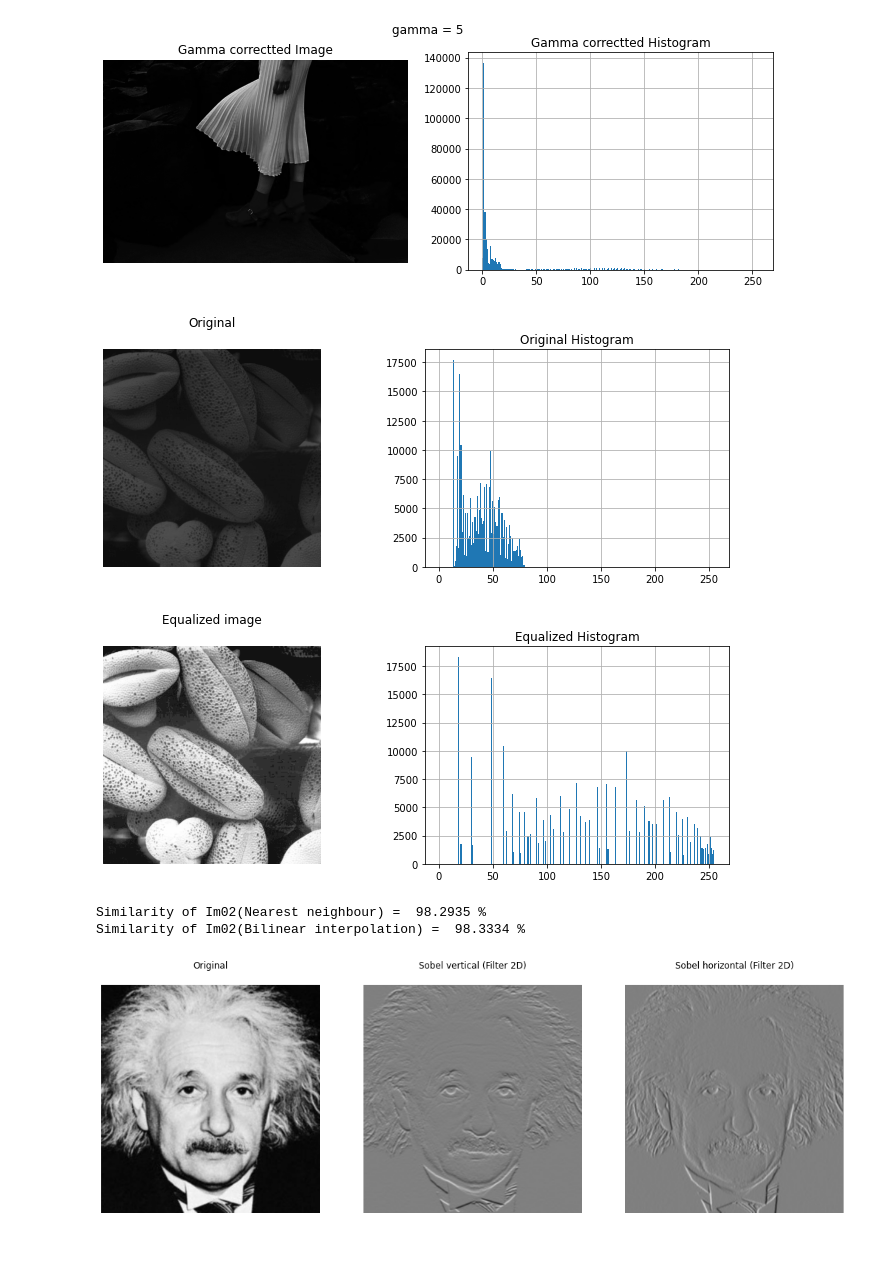
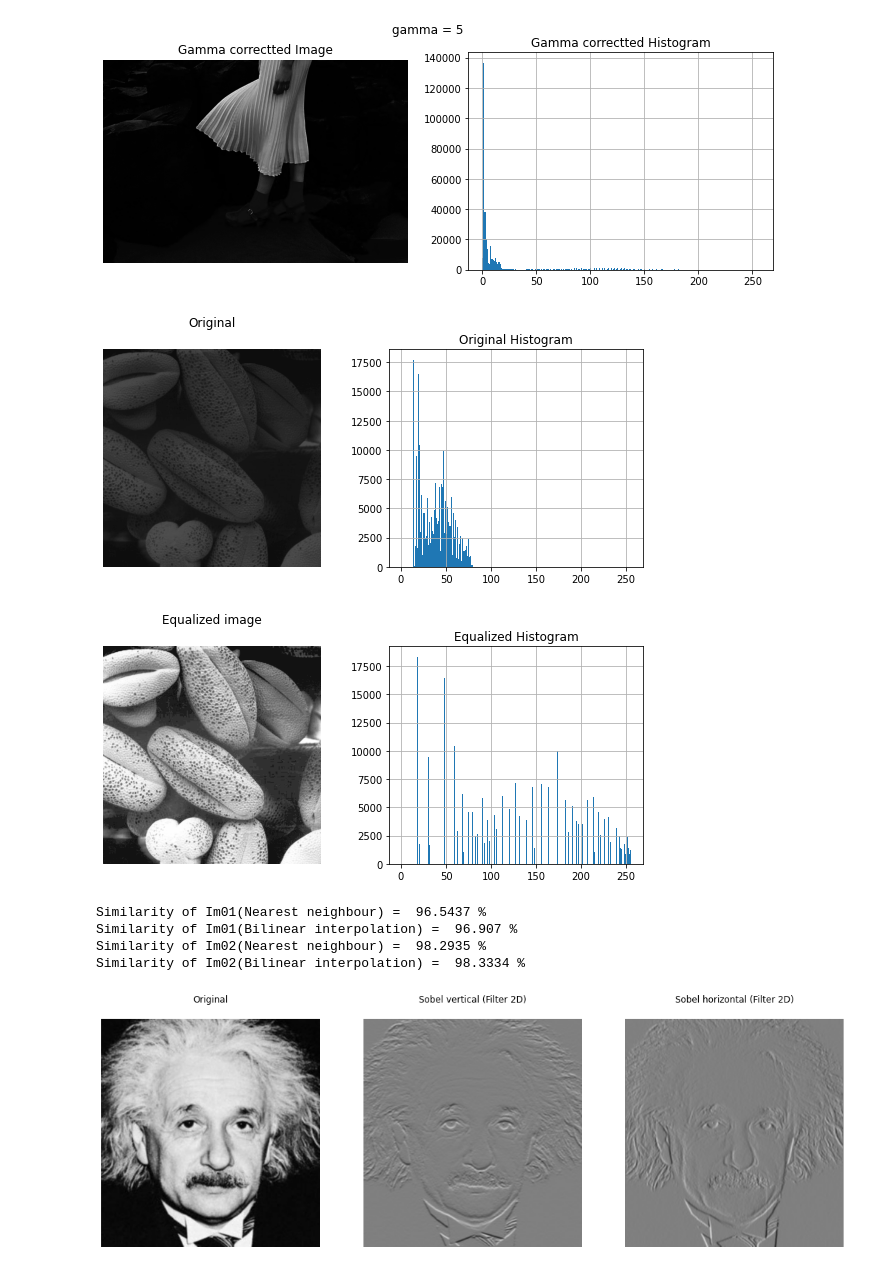
Before and after one commit to nujaadeen/Image-Processing, a Jupyter notebook: assingment1.ipynb, the cells around one changed output. Drawn from its saved outputs; the diff is of its cells as text; code cells hidden in the pictures.

```diff
--- a/assingment1.ipynb
+++ b/assingment1.ipynb
@@ -145,37 +146,37 @@ def histEqualize(image):
 img = cv.imread(r'C:\Users\Nushad\Documents\Semester 4\EN2550 - Fundamentals of Image Processing and Machine Vision\HW excercises\Assignement 1\shells.png', cv.IMREAD_GRAYSCALE)
 assert img is not None
 
 
-fig, ax = plt.subplots(1,2, figsize = (12,4))
+fig, ax = plt.subplots(1,2, figsize = (10,4))
 # hist_img = cv.calcHist([img], [0], None, [256], [0,256])
 ax[0].imshow(img,cmap='gray',vmin=0,vmax=255)
 ax[0].set_title("Original")
 ax[0].axis('off')
 ax[0].xaxis.tick_top()
 
 ax[1].hist(img.flatten(), 256, [0,256])
 ax[1].set_title("Original Histogram")
 ax[1].grid()
 # eq = cv.equalizeHist(img)
 
 # hist_eq = cv.calcHist([eq],[0], None, [256], [0,256])
 equalized_img = histEqualize(img)
-fig, ax = plt.subplots(1,2, figsize = (12,4))
+fig, ax = plt.subplots(1,2, figsize = (10,4))
 # hist_img = cv.calcHist([equalized_img], [0], None, [256], [0,256])
 ax[0].imshow(equalized_img,cmap='gray',vmin=0,vmax=255)
 ax[0].set_title("Equalized image")
 ax[0].axis('off')
 ax[0].xaxis.tick_top()
 
 ax[1].hist(equalized_img.flatten(), 256, [0, 256])
 ax[1].set_title("Equalized Histogram")
 ax[1].grid()
 
 
 plt.show()
 # %% [output]
-[figure, old version]
+[figure, new version]
-[figure, old version]
+[figure, new version]
 # %%
 def nearest_neighbour(image, scale):
     rows = int(image.shape[0]*scale)
@@ -237,33 +238,33 @@ assert img3_small is not None
 
 
 
-# scale = 0.75
+scale = 0.75
 
-# cv.imshow('Im01_small' + str(scale), cv.cvtColor(img1_small, cv.COLOR_RGB2BGR))
-# cv.waitKey(0)
-# cv.destroyAllWindows()
+cv.imshow('Im01_small' + str(scale), cv.cvtColor(img1_small, cv.COLOR_RGB2BGR))
+cv.waitKey(0)
+cv.destroyAllWindows()
 
-# zoom_nn = nearest_neighbour(img1_small, scale)
-# cv.imshow('Nearest neighbour(Im01_small): scale = ' + str(scale), cv.cvtColor(zoom_nn, cv.COLOR_RGB2BGR))
-# cv.waitKey(0)
-# cv.destroyAllWindows()
+zoom_nn = nearest_neighbour(img1_small, scale)
+cv.imshow('Nearest neighbour(Im01_small): scale = ' + str(scale), cv.cvtColor(zoom_nn, cv.COLOR_RGB2BGR))
+cv.waitKey(0)
+cv.destroyAllWindows()
 
-# zoom_bli = bilinear_interpolation(img1_small, scale)
-# cv.imshow('Bilinear_interpolation(Im01_small): scale = ' + str(scale), cv.cvtColor(zoom_bli, cv.COLOR_RGB2BGR))
-# cv.waitKey(0)
-# cv.destroyAllWindows()
+zoom_bli = bilinear_interpolation(img1_small, scale)
+cv.imshow('Bilinear_interpolation(Im01_small): scale = ' + str(scale), cv.cvtColor(zoom_bli, cv.COLOR_RGB2BGR))
+cv.waitKey(0)
+cv.destroyAllWindows()
 
-# # comparition with original
-# scale = 4
-# zoom_nn_ = nearest_neighbour(img1_small, scale)
-# error = cv.norm(img1,zoom_nn_ , cv.NORM_L2)
-# similarity = 1 - error/(img1.shape[0]*img1.shape[0])
-# print('Similarity of Im01(Nearest neighbour) = ',round(similarity*100,4),'%')
+# comparition with original
+scale = 4
+zoom_nn_ = nearest_neighbour(img1_small, scale)
+error = cv.norm(img1,zoom_nn_ , cv.NORM_L2)
+similarity = 1 - error/(img1.shape[0]*img1.shape[0])
+print('Similarity of Im01(Nearest neighbour) = ',round(similarity*100,4),'%')
 
-# zoom_bli_ = bilinear_interpolation(img1_small, scale)
-# error = cv.norm(img1,zoom_bli_ , cv.NORM_L2)
-# similarity = 1 - error/(img1.shape[0]*img1.shape[0])
-# print('Similarity of Im01(Bilinear interpolation) = ',round(similarity*100,4),'%')
+zoom_bli_ = bilinear_interpolation(img1_small, scale)
+error = cv.norm(img1,zoom_bli_ , cv.NORM_L2)
+similarity = 1 - error/(img1.shape[0]*img1.shape[0])
+print('Similarity of Im01(Bilinear interpolation) = ',round(similarity*100,4),'%')
 
 
 scale = 2
@@ -322,6 +323,8 @@ cv.destroyAllWindows()
 # similarity = 1 - error/(img3.shape[0]*img3.shape[0])
 # print('Similarity of Im03(Bilinear interpolation) = ',round(similarity*100,4),'%')
 # %% [output]
+Similarity of Im01(Nearest neighbour) =  96.5437 %
+Similarity of Im01(Bilinear interpolation) =  96.907 %
 Similarity of Im02(Nearest neighbour) =  98.2935 %
 Similarity of Im02(Bilinear interpolation) =  98.3334 %
 # %%
```
Also changed, not shown: parts of 3 cells of this notebook.
